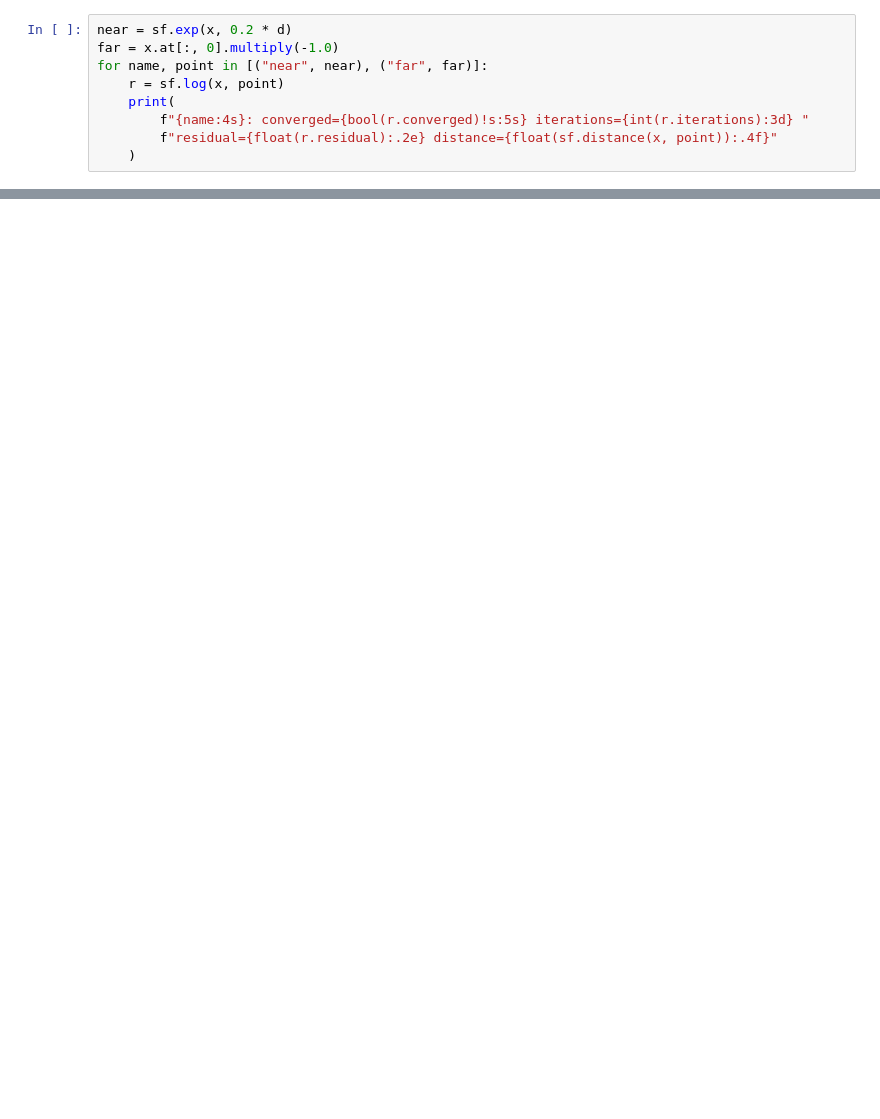
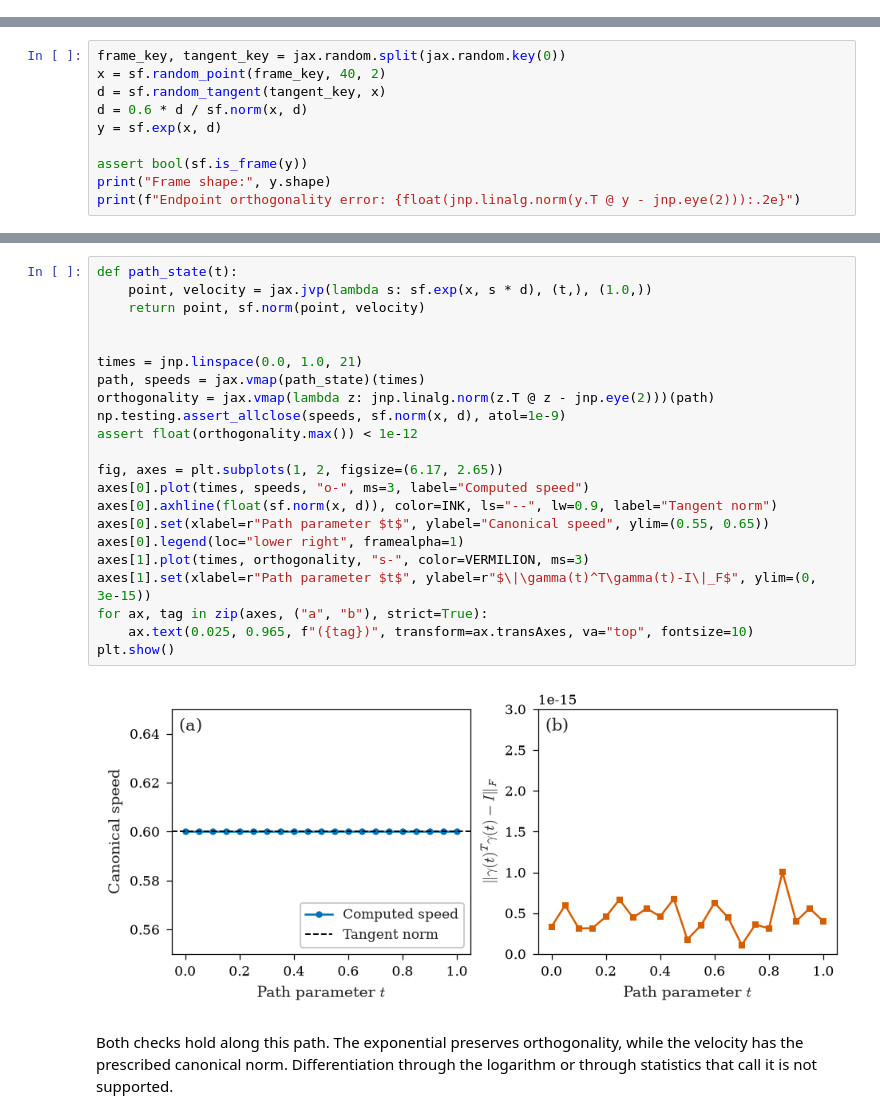
Before and after one commit to jinyi12/stiefel, a Jupyter notebook: examples/quickstart.ipynb, the cells around one changed output, grey strips where cells are left out. Cells and saved outputs as stored; diff of their text form; blank space fills up the shorter version.

```diff
--- a/examples/quickstart.ipynb
+++ b/examples/quickstart.ipynb
@@ -65,9 +0,0 @@ returns `converged = False`, and `distance` returns NaN instead of a number.
-# %%
-near = sf.exp(x, 0.2 * d)
-far = x.at[:, 0].multiply(-1.0)
-for name, point in [("near", near), ("far", far)]:
-    r = sf.log(x, point)
-    print(
-        f"{name:4s}: converged={bool(r.converged)!s:5s} iterations={int(r.iterations):3d} "
-        f"residual={float(r.residual):.2e} distance={float(sf.distance(x, point)):.4f}"
-    )
@@ -193,0 +52,10 @@ contracts of the functions in their docstrings, and the invariants that they cit
+# %%
+frame_key, tangent_key = jax.random.split(jax.random.key(0))
+x = sf.random_point(frame_key, 40, 2)
+d = sf.random_tangent(tangent_key, x)
+d = 0.6 * d / sf.norm(x, d)
+y = sf.exp(x, d)
+
+assert bool(sf.is_frame(y))
+print("Frame shape:", y.shape)
+print(f"Endpoint orthogonality error: {float(jnp.linalg.norm(y.T @ y - jnp.eye(2))):.2e}")
@@ -193,0 +92,28 @@ contracts of the functions in their docstrings, and the invariants that they cit
+# %%
+def path_state(t):
+    point, velocity = jax.jvp(lambda s: sf.exp(x, s * d), (t,), (1.0,))
+    return point, sf.norm(point, velocity)
+
+
+times = jnp.linspace(0.0, 1.0, 21)
+path, speeds = jax.vmap(path_state)(times)
+orthogonality = jax.vmap(lambda z: jnp.linalg.norm(z.T @ z - jnp.eye(2)))(path)
+np.testing.assert_allclose(speeds, sf.norm(x, d), atol=1e-9)
+assert float(orthogonality.max()) < 1e-12
+
+fig, axes = plt.subplots(1, 2, figsize=(6.17, 2.65))
+axes[0].plot(times, speeds, "o-", ms=3, label="Computed speed")
+axes[0].axhline(float(sf.norm(x, d)), color=INK, ls="--", lw=0.9, label="Tangent norm")
+axes[0].set(xlabel=r"Path parameter $t$", ylabel="Canonical speed", ylim=(0.55, 0.65))
+axes[0].legend(loc="lower right", framealpha=1)
+axes[1].plot(times, orthogonality, "s-", color=VERMILION, ms=3)
+axes[1].set(xlabel=r"Path parameter $t$", ylabel=r"$\|\gamma(t)^T\gamma(t)-I\|_F$", ylim=(0, 3e-15))
+for ax, tag in zip(axes, ("a", "b"), strict=True):
+    ax.text(0.025, 0.965, f"({tag})", transform=ax.transAxes, va="top", fontsize=10)
+plt.show()
+# %% [output]
+[figure, added]
+# %% [markdown]
+Both checks hold along this path. The exponential preserves orthogonality, while
+the velocity has the prescribed canonical norm.
+Differentiation through the logarithm or through statistics that call it is not supported.
```
Also changed, not shown: parts of 26 cells of this notebook, 17 other files.
